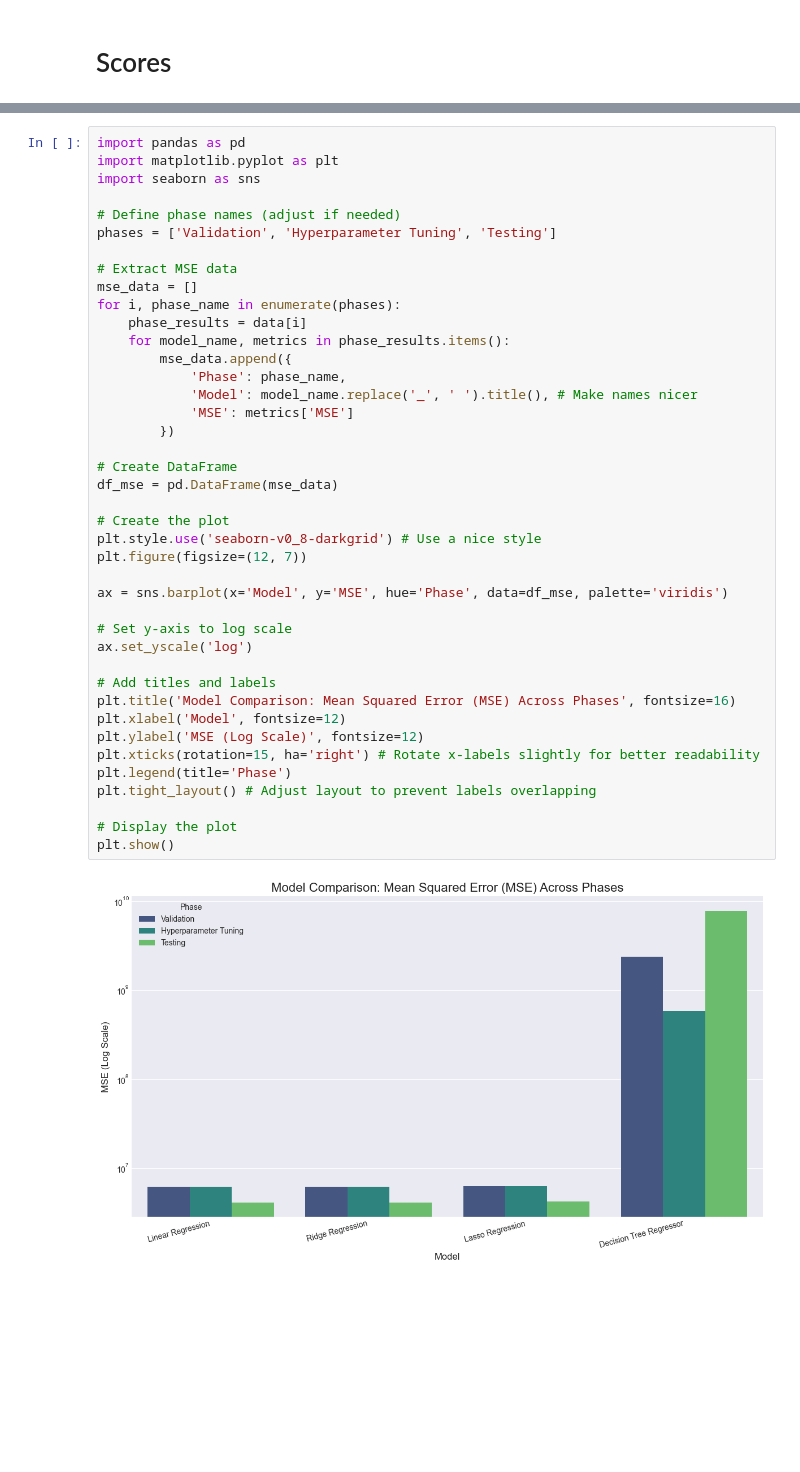
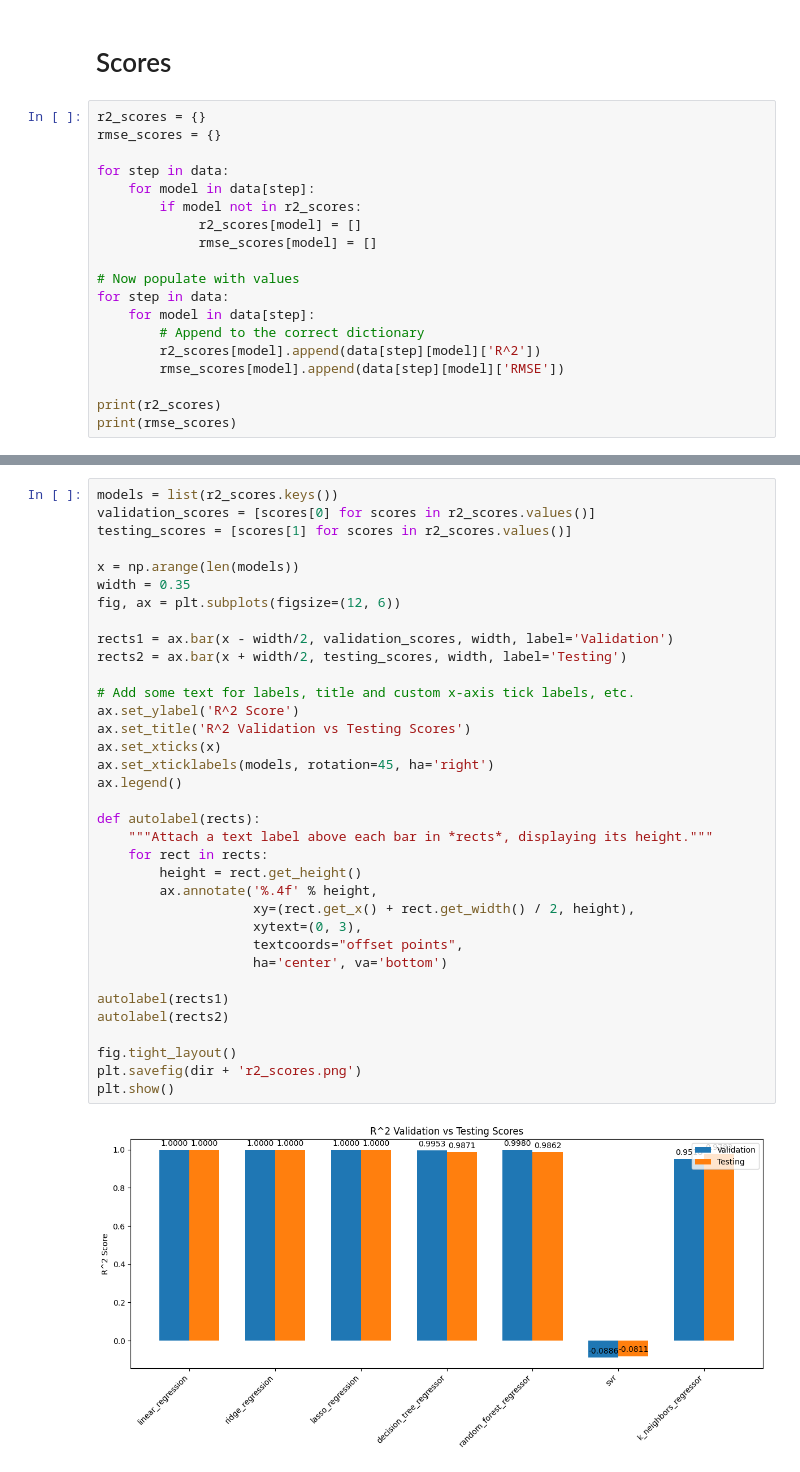
Before and after one commit to lukfd/city-of-austin-car-crash-ml-study, a Jupyter notebook: src/visualization.ipynb, the cells around one changed output, grey strips where cells are left out. Cells and saved outputs as stored; diff of their text form; blank space fills up the shorter version.

```diff
--- a/src/visualization.ipynb
+++ b/src/visualization.ipynb
@@ -27,2 +49,21 @@ print(data)
 # %% [markdown]
 # Scores
+# %%
+r2_scores = {}
+rmse_scores = {}
+
+for step in data:
+    for model in data[step]:
+        if model not in r2_scores:
+             r2_scores[model] = []
+             rmse_scores[model] = []
+
+# Now populate with values
+for step in data:
+    for model in data[step]:
+        # Append to the correct dictionary
+        r2_scores[model].append(data[step][model]['R^2'])
+        rmse_scores[model].append(data[step][model]['RMSE'])
+
+print(r2_scores)
+print(rmse_scores)
@@ -29,43 +73,37 @@ print(data)
 # %%
-import pandas as pd
-import matplotlib.pyplot as plt
-import seaborn as sns
+models = list(r2_scores.keys())
+validation_scores = [scores[0] for scores in r2_scores.values()]
+testing_scores = [scores[1] for scores in r2_scores.values()]
 
-# Define phase names (adjust if needed)
-phases = ['Validation', 'Hyperparameter Tuning', 'Testing']
+x = np.arange(len(models))
+width = 0.35
+fig, ax = plt.subplots(figsize=(12, 6))
 
-# Extract MSE data
-mse_data = []
-for i, phase_name in enumerate(phases):
-    phase_results = data[i]
-    for model_name, metrics in phase_results.items():
-        mse_data.append({
-            'Phase': phase_name,
-            'Model': model_name.replace('_', ' ').title(), # Make names nicer
-            'MSE': metrics['MSE']
-        })
+rects1 = ax.bar(x - width/2, validation_scores, width, label='Validation')
+rects2 = ax.bar(x + width/2, testing_scores, width, label='Testing')
 
-# Create DataFrame
-df_mse = pd.DataFrame(mse_data)
+# Add some text for labels, title and custom x-axis tick labels, etc.
+ax.set_ylabel('R^2 Score')
+ax.set_title('R^2 Validation vs Testing Scores')
+ax.set_xticks(x)
+ax.set_xticklabels(models, rotation=45, ha='right')
+ax.legend()
 
-# Create the plot
-plt.style.use('seaborn-v0_8-darkgrid') # Use a nice style
-plt.figure(figsize=(12, 7))
+def autolabel(rects):
+    """Attach a text label above each bar in *rects*, displaying its height."""
+    for rect in rects:
+        height = rect.get_height()
+        ax.annotate('%.4f' % height,
+                    xy=(rect.get_x() + rect.get_width() / 2, height),
+                    xytext=(0, 3),
+                    textcoords="offset points",
+                    ha='center', va='bottom')
 
-ax = sns.barplot(x='Model', y='MSE', hue='Phase', data=df_mse, palette='viridis')
+autolabel(rects1)
+autolabel(rects2)
 
-# Set y-axis to log scale
-ax.set_yscale('log')
-
-# Add titles and labels
-plt.title('Model Comparison: Mean Squared Error (MSE) Across Phases', fontsize=16)
-plt.xlabel('Model', fontsize=12)
-plt.ylabel('MSE (Log Scale)', fontsize=12)
-plt.xticks(rotation=15, ha='right') # Rotate x-labels slightly for better readability
-plt.legend(title='Phase')
-plt.tight_layout() # Adjust layout to prevent labels overlapping
-
-# Display the plot
+fig.tight_layout()
+plt.savefig(dir + 'r2_scores.png')
 plt.show()
 # %% [output]
-[figure, old version]
+[figure, new version]
```
Also changed, not shown: parts of 8 cells of this notebook, 4 other files.
